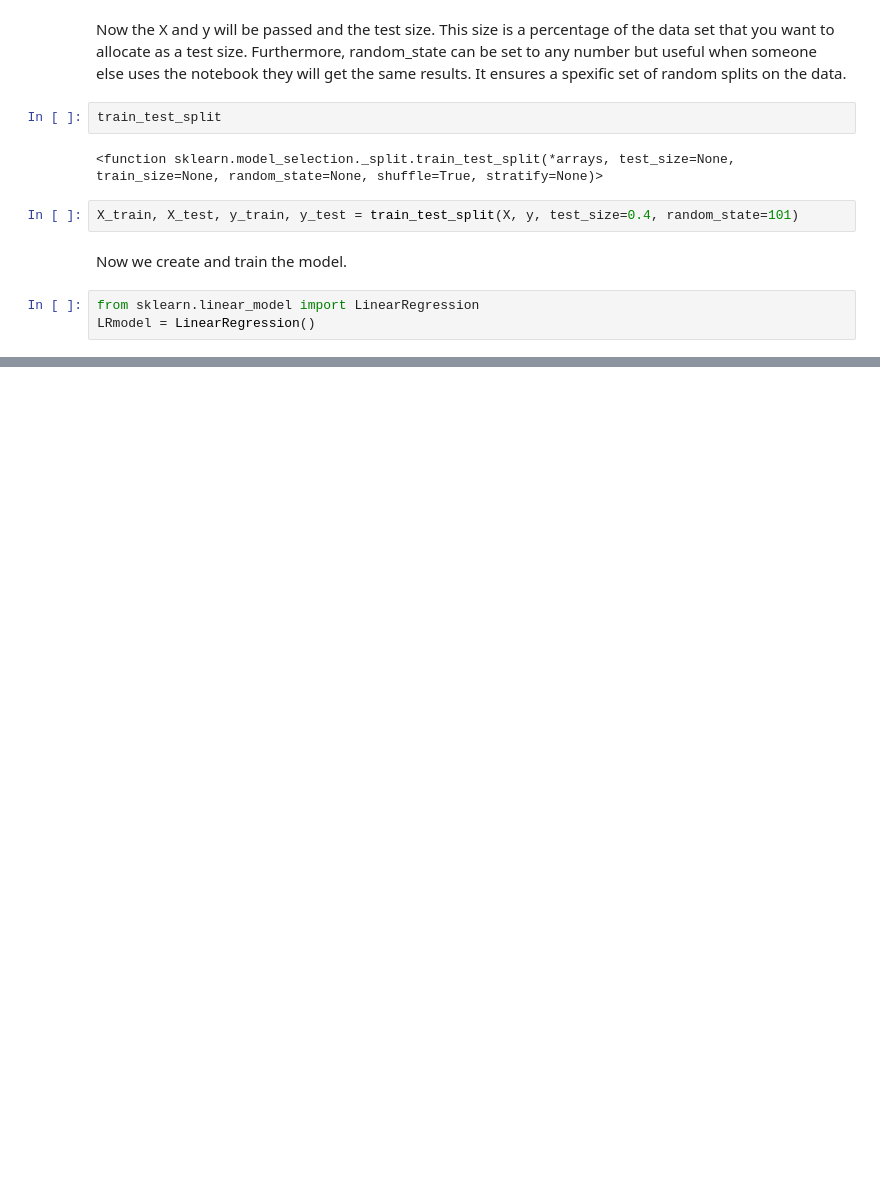
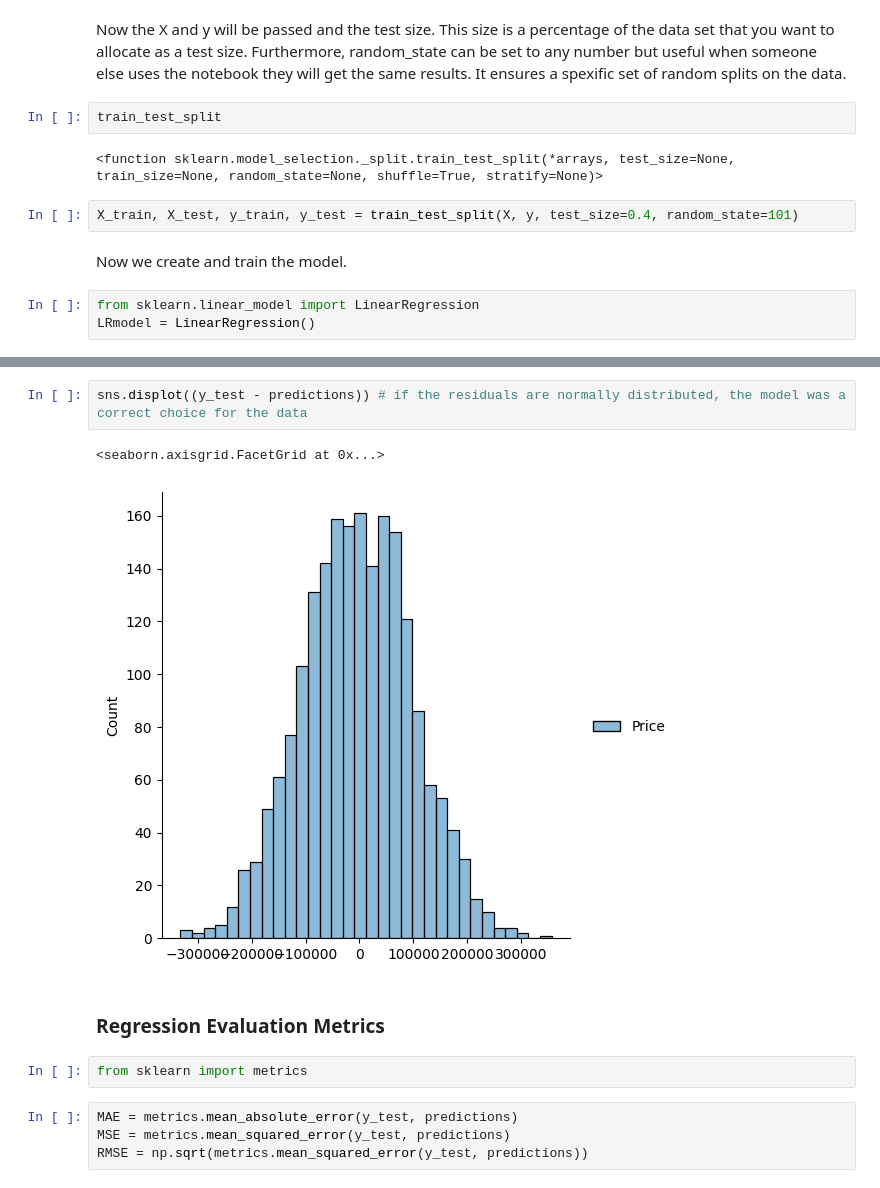
Before and after one commit to lostconnectionhere/machinelearning, a Jupyter notebook: linear_regression/housing_data_linear_regression.ipynb, the cells around one changed output, grey strips where cells are left out. Drawn from its saved outputs; the diff is of its cells as text; blank space fills up the shorter version.

Commit message:
finished linear regression model, with regression evaluation metrics

```diff
--- a/linear_regression/housing_data_linear_regression.ipynb
+++ b/linear_regression/housing_data_linear_regression.ipynb
@@ -110,0 +182,13 @@ LRmodel = LinearRegression()
+# %%
+sns.displot((y_test - predictions)) # if the residuals are normally distributed, the model was a correct choice for the data
+# %% [output]
+<seaborn.axisgrid.FacetGrid at 0x...>
+[figure, added]
+# %% [markdown]
+### Regression Evaluation Metrics
+# %%
+from sklearn import metrics
+# %%
+MAE = metrics.mean_absolute_error(y_test, predictions)
+MSE = metrics.mean_squared_error(y_test, predictions)
+RMSE = np.sqrt(metrics.mean_squared_error(y_test, predictions))
```
Also changed, not shown: parts of 12 cells of this notebook.
